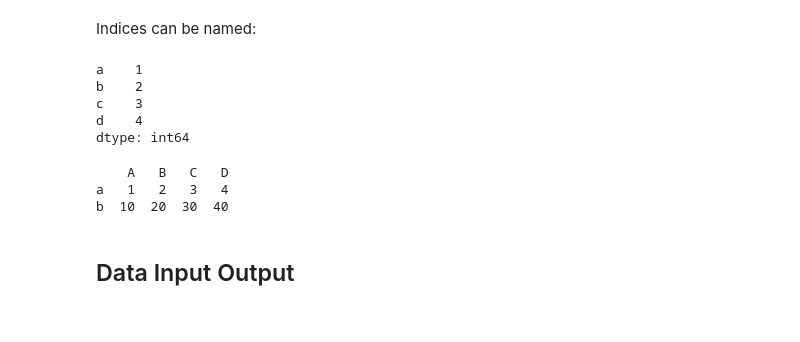
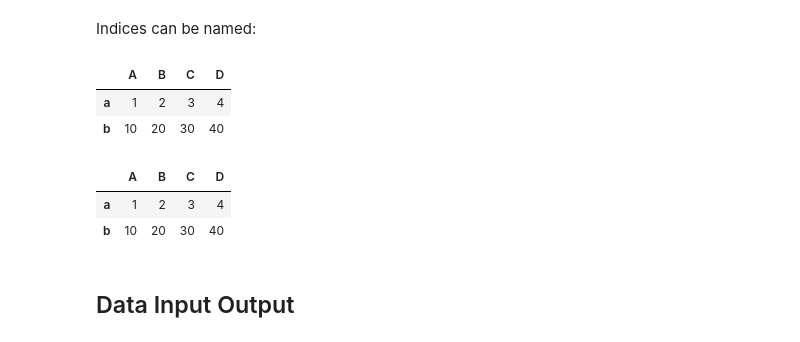
Before and after one commit to blakeflei/IntroScientificPythonWithJupyter, a Jupyter notebook: 10 - Pandas Crash Course.ipynb, the cells around one changed output. Saved outputs shown, nothing was run; the diff lists cells and outputs as text; code cells hidden in the pictures.

Commit message:
show renaming of columns and indicies

```diff
--- a/10 - Pandas Crash Course.ipynb
+++ b/10 - Pandas Crash Course.ipynb
@@ -70,22 +70,23 @@ df1
 | 1 | 10 | 20 | 30 | 40 |
 # %% [markdown]
 Indices can be named:
-# %%
-series1 = pd.Series([1,2,3,4], index=['a','b','c','d'])
-print(series1)
-# %% [output]
-a    1
-b    2
-c    3
-d    4
-dtype: int64
+# %%
+# Rename the columns
+df1.columns = ['A','B','C','D']
+df1.index = ['a','b']
+df1
+# %% [output]
+|  | A | B | C | D |
+| a | 1 | 2 | 3 | 4 |
+| b | 10 | 20 | 30 | 40 |
 # %%
+# Create the dataframe with the columns
 df1 = pd.DataFrame([[1,2,3,4],[10,20,30,40]], index=['a','b'], columns=['A','B','C',"D"])
-print(df1)
+df1
 # %% [output]
-    A   B   C   D
-a   1   2   3   4
-b  10  20  30  40
+|  | A | B | C | D |
+| a | 1 | 2 | 3 | 4 |
+| b | 10 | 20 | 30 | 40 |
 # %% [markdown]
 ## Data Input Output
 # %%
```
